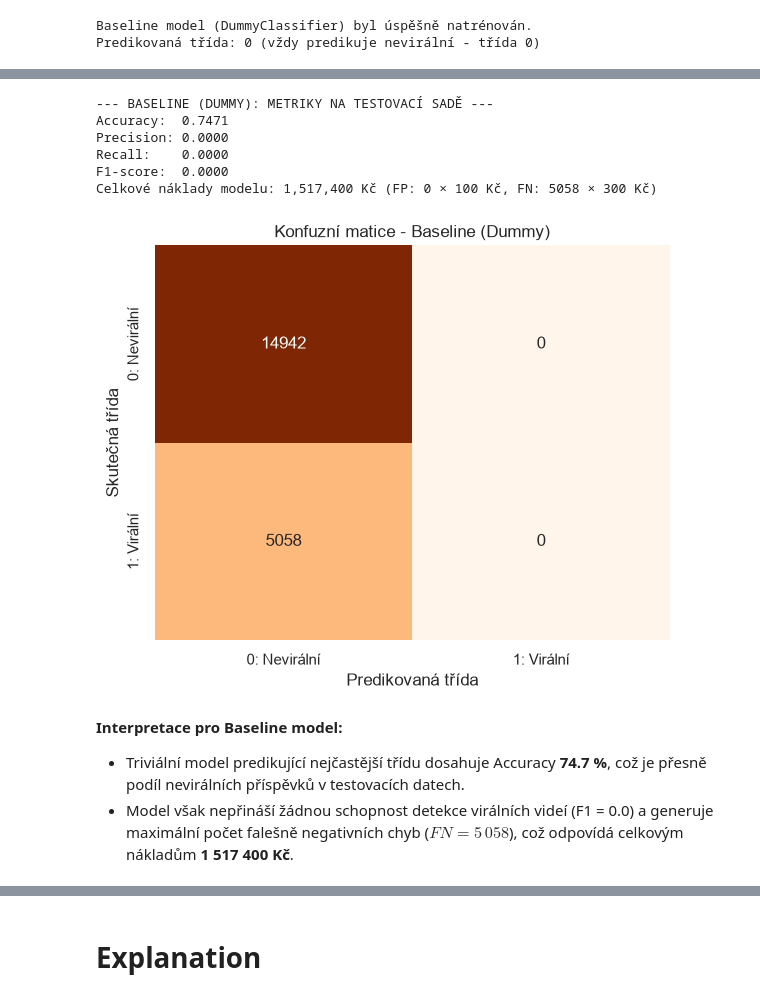
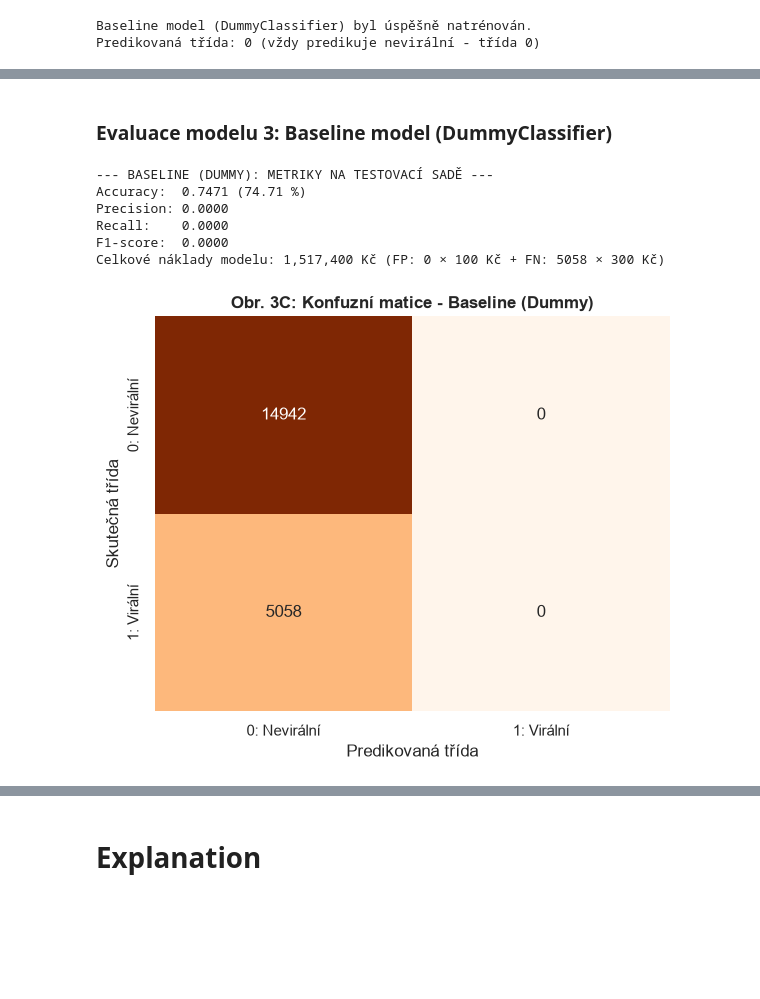
Before and after one commit to wclementi/ZIZ_Seminarka, a Jupyter notebook: template-coursework-classification.ipynb, the cells around one changed output, grey strips where cells are left out. Drawn from its saved outputs; the diff is of its cells as text; code cells hidden in the pictures; blank space fills up the shorter version.

```diff
--- a/template-coursework-classification.ipynb
+++ b/template-coursework-classification.ipynb
@@ -3,14 +6,22 @@
 # %%
-# Import of libraries
+# Import potřebných knihoven pro analýzu, modelování a vizualizaci
 import pandas as pd
 import numpy as np
 import matplotlib.pyplot as plt
 import seaborn as sns
 from IPython.display import display
-from sklearn.model_selection import train_test_split
+
+# Modely a preprocessing ze scikit-learn
+from sklearn.model_selection import train_test_split, GridSearchCV
 from sklearn.preprocessing import StandardScaler
+from sklearn.tree import DecisionTreeClassifier
+from sklearn.ensemble import RandomForestClassifier
+from sklearn.dummy import DummyClassifier
+from sklearn.metrics import accuracy_score, precision_score, recall_score, f1_score, confusion_matrix
 
-# Nastavení stylu a rozměrů grafů
+# Jednotné nastavení stylu grafů pro celý notebook
 plt.rcParams['figure.figsize'] = (10, 5)
 plt.rcParams['font.size'] = 11
+plt.rcParams['axes.titlesize'] = 13
+plt.rcParams['axes.titleweight'] = 'bold'
 sns.set_theme(style="whitegrid")
@@ -559,41 +577,39 @@ Celkové náklady modelu: 1,517,400 Kč (FP: 0 × 100 Kč, FN: 5058 × 300 Kč)
+# %% [markdown]
+### Evaluace modelu 3: Baseline model (DummyClassifier)
 # %%
 # Evaluace: Baseline model (DummyClassifier)
 y_pred_dummy = dummy_baseline.predict(X_test)
 
 acc_dummy = accuracy_score(y_test, y_pred_dummy)
 prec_dummy = precision_score(y_test, y_pred_dummy, zero_division=0)
 rec_dummy = recall_score(y_test, y_pred_dummy, zero_division=0)
 f1_dummy = f1_score(y_test, y_pred_dummy, zero_division=0)
 
 cm_dummy = confusion_matrix(y_test, y_pred_dummy)
 tn_dummy, fp_dummy, fn_dummy, tp_dummy = cm_dummy.ravel()
 cost_dummy = fp_dummy * 100 + fn_dummy * 300
 
 print("--- BASELINE (DUMMY): METRIKY NA TESTOVACÍ SADĚ ---")
-print(f"Accuracy:  {acc_dummy:.4f}")
+print(f"Accuracy:  {acc_dummy:.4f} ({acc_dummy*100:.2f} %)")
 print(f"Precision: {prec_dummy:.4f}")
 print(f"Recall:    {rec_dummy:.4f}")
 print(f"F1-score:  {f1_dummy:.4f}")
-print(f"Celkové náklady modelu: {cost_dummy:,} Kč (FP: {fp_dummy} × 100 Kč, FN: {fn_dummy} × 300 Kč)")
+print(f"Celkové náklady modelu: {cost_dummy:,} Kč (FP: {fp_dummy} × 100 Kč + FN: {fn_dummy} × 300 Kč)")
 
 fig, ax = plt.subplots(figsize=(6, 5))
 sns.heatmap(cm_dummy, annot=True, fmt='d', cmap='Oranges', cbar=False, ax=ax,
             xticklabels=['0: Nevirální', '1: Virální'],
             yticklabels=['0: Nevirální', '1: Virální'])
-ax.set_title('Konfuzní matice - Baseline (Dummy)')
+ax.set_title('Obr. 3C: Konfuzní matice - Baseline (Dummy)')
 ax.set_xlabel('Predikovaná třída')
 ax.set_ylabel('Skutečná třída')
 plt.tight_layout()
 plt.show()
 # %% [output]
 --- BASELINE (DUMMY): METRIKY NA TESTOVACÍ SADĚ ---
-Accuracy:  0.7471
+Accuracy:  0.7471 (74.71 %)
 Precision: 0.0000
 Recall:    0.0000
 F1-score:  0.0000
-Celkové náklady modelu: 1,517,400 Kč (FP: 0 × 100 Kč, FN: 5058 × 300 Kč)
+Celkové náklady modelu: 1,517,400 Kč (FP: 0 × 100 Kč + FN: 5058 × 300 Kč)
-[figure, old version]
+[figure, new version]
-# %% [markdown]
-**Interpretace pro Baseline model:**
-* Triviální model predikující nejčastější třídu dosahuje Accuracy **74.7 %**, což je přesně podíl nevirálních příspěvků v testovacích datech.
-* Model však nepřináší žádnou schopnost detekce virálních videí (F1 = 0.0) a generuje maximální počet falešně negativních chyb ($FN = 5\,058$), což odpovídá celkovým nákladům **1 517 400 Kč**.
```
Also changed, not shown: parts of 52 cells of this notebook.
